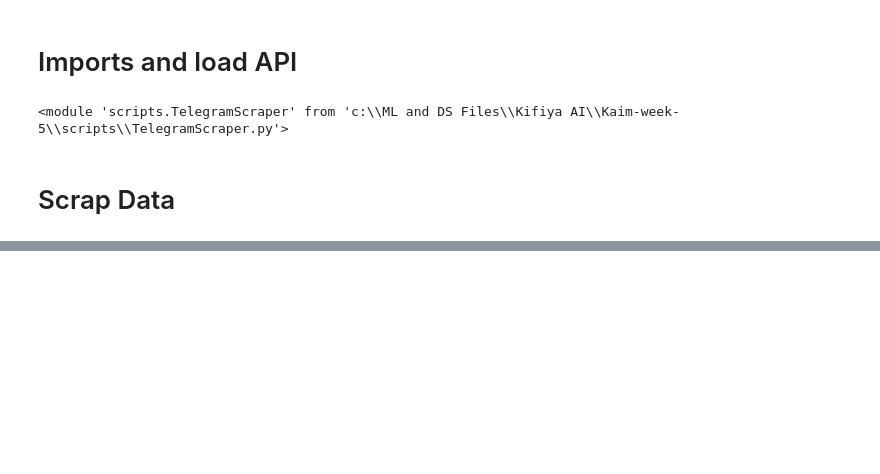
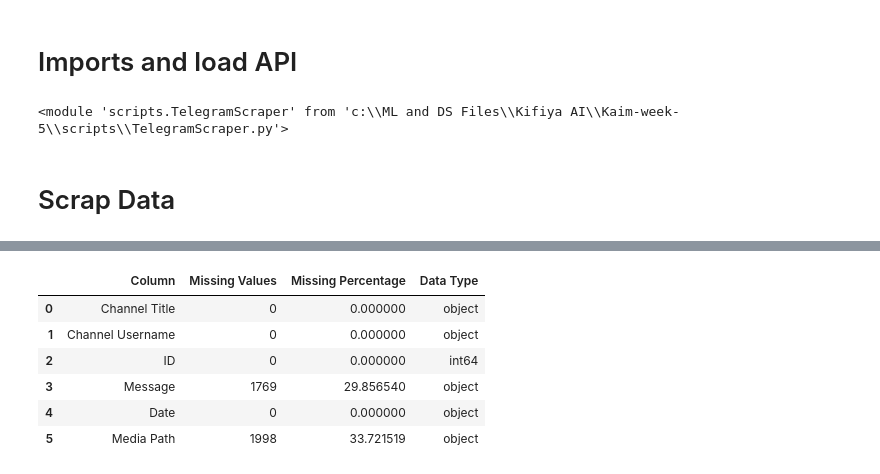
Before and after one commit to zereay74/Kaim-week-5, a Jupyter notebook: notebooks/Task_1_Telegram_Data_Ingestion.ipynb, the cells around one changed output, grey strips where cells are left out. Drawn from its saved outputs; the diff is of its cells as text; code cells hidden in the pictures; blank space fills up the shorter version.

Commit message:
task-1 data scrapping and cleaning

```diff
--- a/notebooks/Task_1_Telegram_Data_Ingestion.ipynb
+++ b/notebooks/Task_1_Telegram_Data_Ingestion.ipynb
@@ -64,0 +70,4 @@ KeyboardInterrupt:
+# %%
+file_path = '../week-5 data/scrapped TG data/telegram_data.csv'
+load_data = DataLoader(file_path)
+data = load_data.load_csv()
@@ -64,0 +77,4 @@ KeyboardInterrupt:
+# %%
+check_missing = DataCleaner(data)
+check_missing.check_missing_values()
+# %% [output]
@@ -64,0 +83,7 @@ KeyboardInterrupt:
+|  | Column | Missing Values | Missing Percentage | Data Type |
+| 0 | Channel Title | 0 | 0.000000 | object |
+| 1 | Channel Username | 0 | 0.000000 | object |
+| 2 | ID | 0 | 0.000000 | int64 |
+| 3 | Message | 1769 | 29.856540 | object |
+| 4 | Date | 0 | 0.000000 | object |
+| 5 | Media Path | 1998 | 33.721519 | object |
```
Also changed, not shown: parts of 12 cells of this notebook, 1 other file.
